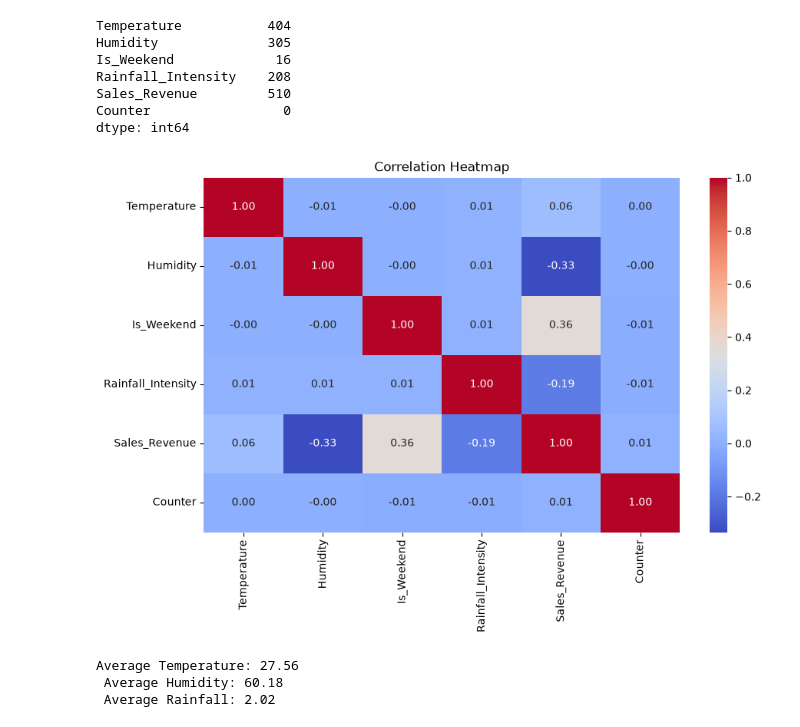
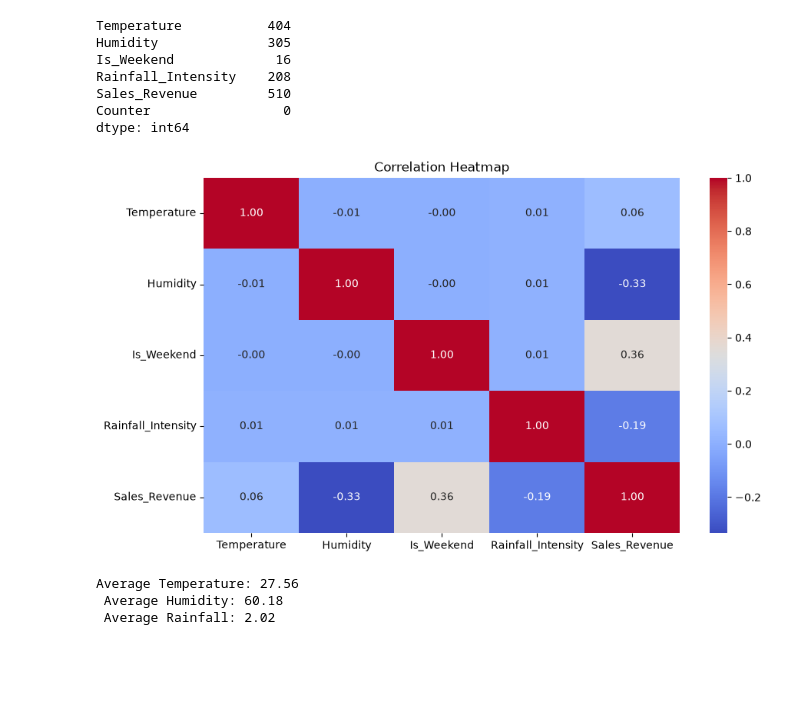
Before and after one commit to panosstavrianakos99-code/Ice-Cream-Sales, a Jupyter notebook: Ice_Cream_Analysis.ipynb, the cells around one changed output. Saved outputs shown, nothing was run; the diff lists cells and outputs as text; code cells hidden in the pictures; blank space fills up the shorter version.

```diff
--- a/Ice_Cream_Analysis.ipynb
+++ b/Ice_Cream_Analysis.ipynb
@@ -38,14 +38,14 @@ Sales_Revenue         510
 Counter                 0
 dtype: int64
 # %%
-corr = df.select_dtypes(include=["number"]).corr()
+corr = df.drop(columns=["Counter"]).select_dtypes(include=["number"]).corr()
 
 plt.figure(figsize=(10, 6))
 sns.heatmap(corr, annot=True, cmap="coolwarm", fmt=".2f")
 plt.title("Correlation Heatmap")
 plt.show()
 # %% [output]
-[figure, old version]
+[figure, new version]
 # %%
 avg_temperature = round(df['Temperature'].mean(), 2)
 avg_humidity = round(df['Humidity'].mean(), 2)
```
Also changed, not shown: parts of 9 cells of this notebook.
